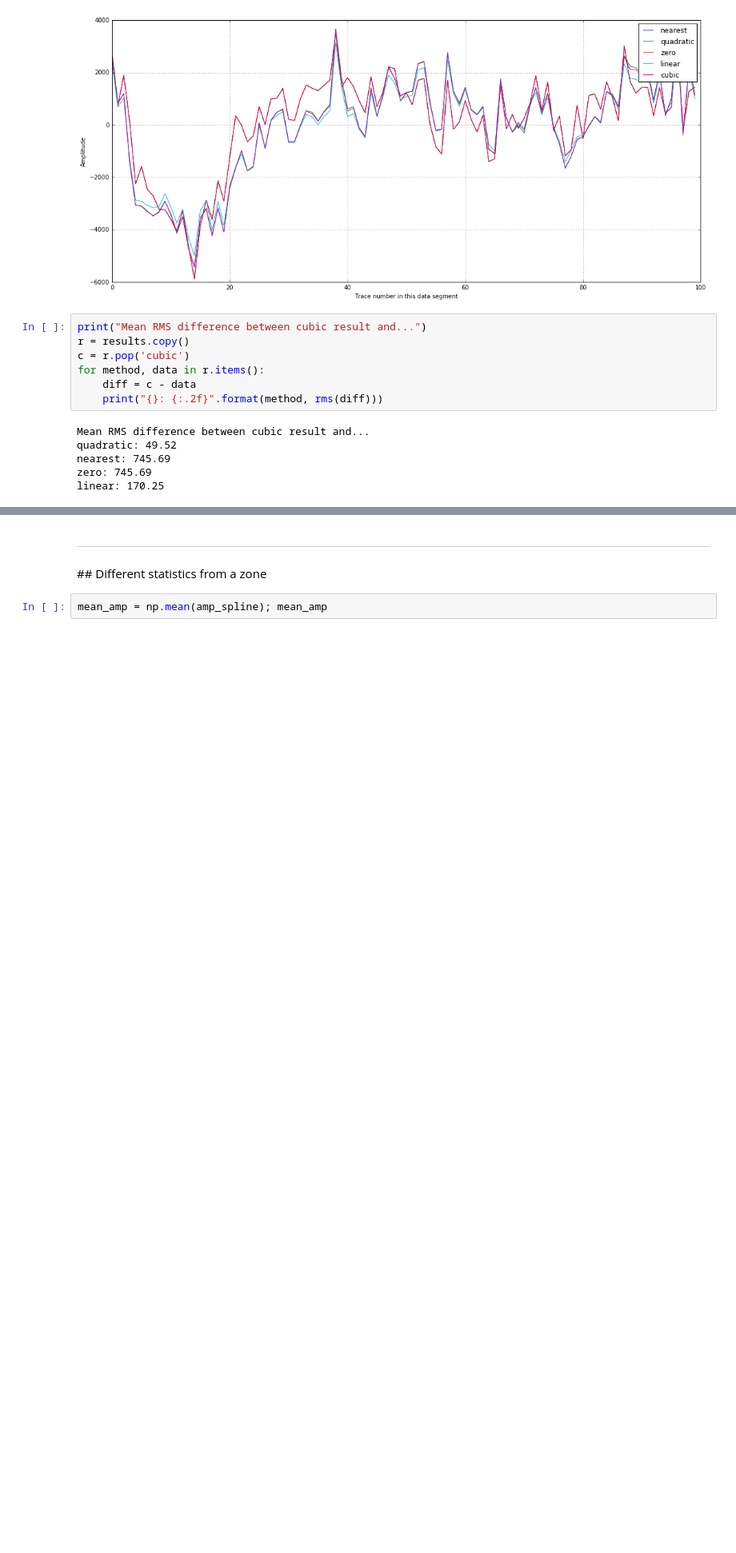
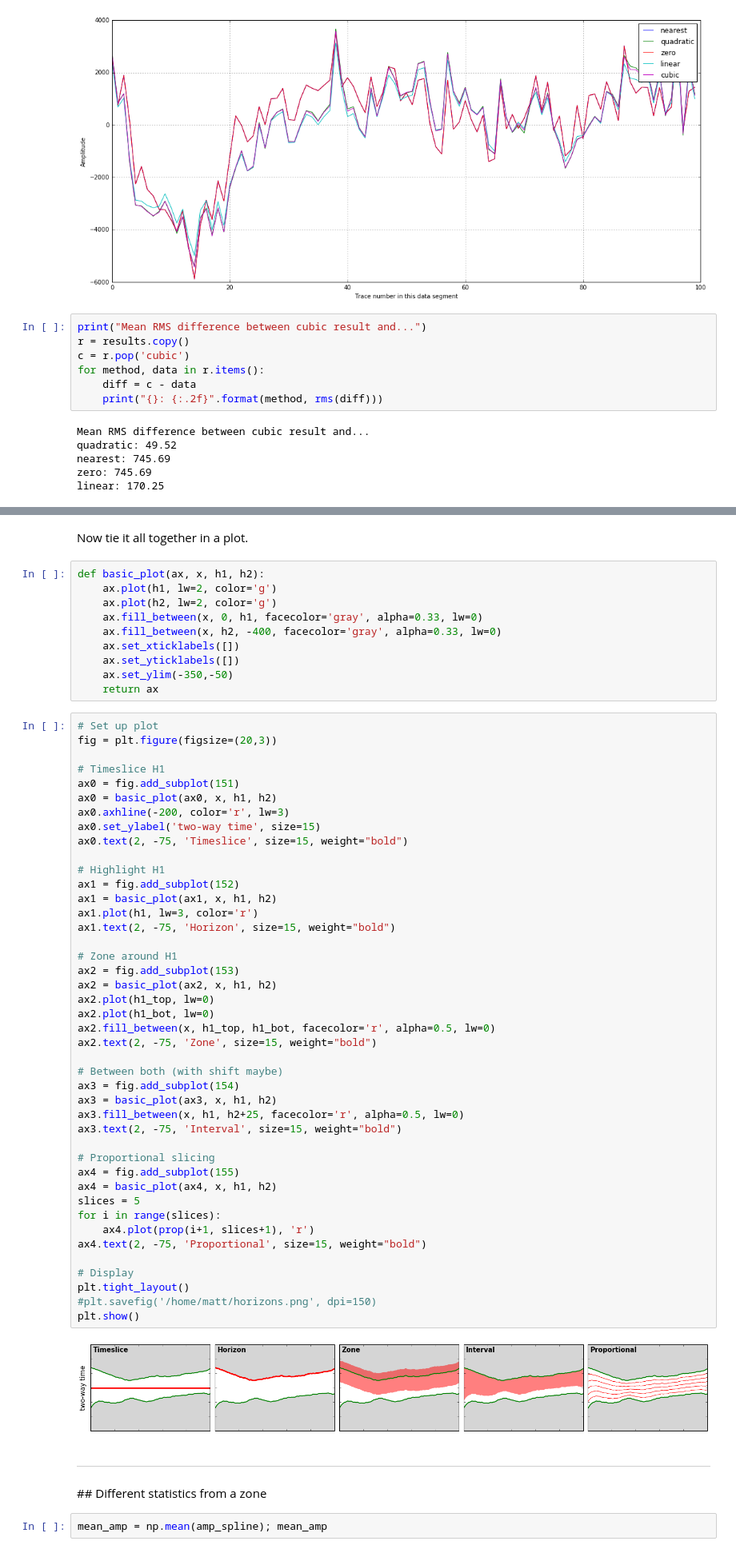
Before and after one commit to kwinkunks/notebooks, a Jupyter notebook: Horizons_and_attributes-TLE.ipynb, the cells around one changed output, grey strips where cells are left out. Shown at 80% size. Drawn from its saved outputs; the diff is of its cells as text; blank space fills up the shorter version.

```diff
--- a/Horizons_and_attributes-TLE.ipynb
+++ b/Horizons_and_attributes-TLE.ipynb
@@ -532,3 +473,60 @@ linear: 170.25
+# %% [markdown]
+Now tie it all together in a plot.
+# %%
+def basic_plot(ax, x, h1, h2):
+    ax.plot(h1, lw=2, color='g')
+    ax.plot(h2, lw=2, color='g')
+    ax.fill_between(x, 0, h1, facecolor='gray', alpha=0.33, lw=0)
+    ax.fill_between(x, h2, -400, facecolor='gray', alpha=0.33, lw=0)
+    ax.set_xticklabels([])
+    ax.set_yticklabels([])
+    ax.set_ylim(-350,-50)
+    return ax
+# %%
+# Set up plot
+fig = plt.figure(figsize=(20,3))
+
+# Timeslice H1
+ax0 = fig.add_subplot(151)
+ax0 = basic_plot(ax0, x, h1, h2)
+ax0.axhline(-200, color='r', lw=3)
+ax0.set_ylabel('two-way time', size=15)
+ax0.text(2, -75, 'Timeslice', size=15, weight="bold")
+
+# Highlight H1
+ax1 = fig.add_subplot(152)
+ax1 = basic_plot(ax1, x, h1, h2)
+ax1.plot(h1, lw=3, color='r')
+ax1.text(2, -75, 'Horizon', size=15, weight="bold")
+
+# Zone around H1
+ax2 = fig.add_subplot(153)
+ax2 = basic_plot(ax2, x, h1, h2)
+ax2.plot(h1_top, lw=0)
+ax2.plot(h1_bot, lw=0)
+ax2.fill_between(x, h1_top, h1_bot, facecolor='r', alpha=0.5, lw=0)
+ax2.text(2, -75, 'Zone', size=15, weight="bold")
+
+# Between both (with shift maybe)
+ax3 = fig.add_subplot(154)
+ax3 = basic_plot(ax3, x, h1, h2)
+ax3.fill_between(x, h1, h2+25, facecolor='r', alpha=0.5, lw=0)
+ax3.text(2, -75, 'Interval', size=15, weight="bold")
+
+# Proportional slicing
+ax4 = fig.add_subplot(155)
+ax4 = basic_plot(ax4, x, h1, h2)
+slices = 5
+for i in range(slices):
+    ax4.plot(prop(i+1, slices+1), 'r')
+ax4.text(2, -75, 'Proportional', size=15, weight="bold")
+
+# Display
+plt.tight_layout()
+#plt.savefig('/home/matt/horizons.png', dpi=150)
+plt.show()
+# %% [output]
+[figure, added]
 # %% [markdown]
 <hr />
 ## Different statistics from a zone
```
Also changed, not shown: parts of 19 cells of this notebook.
